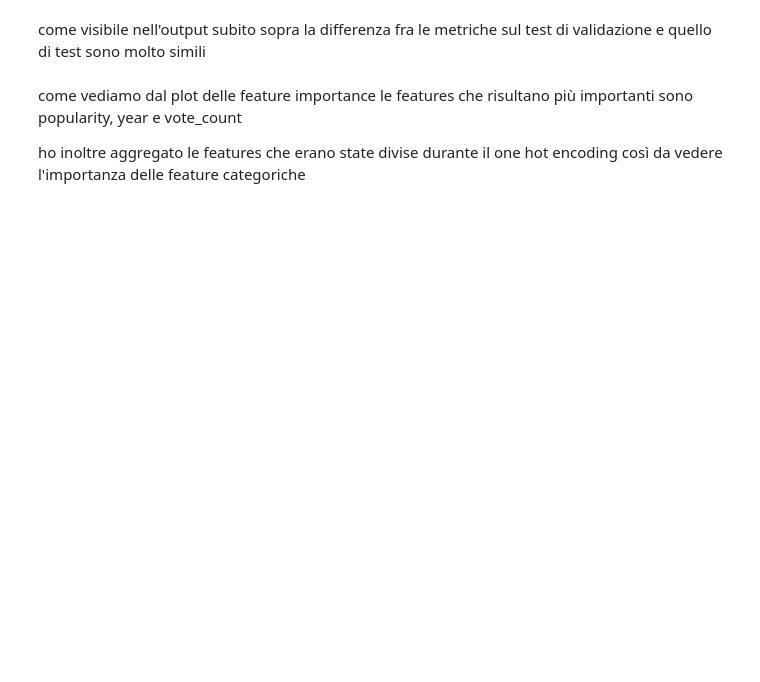
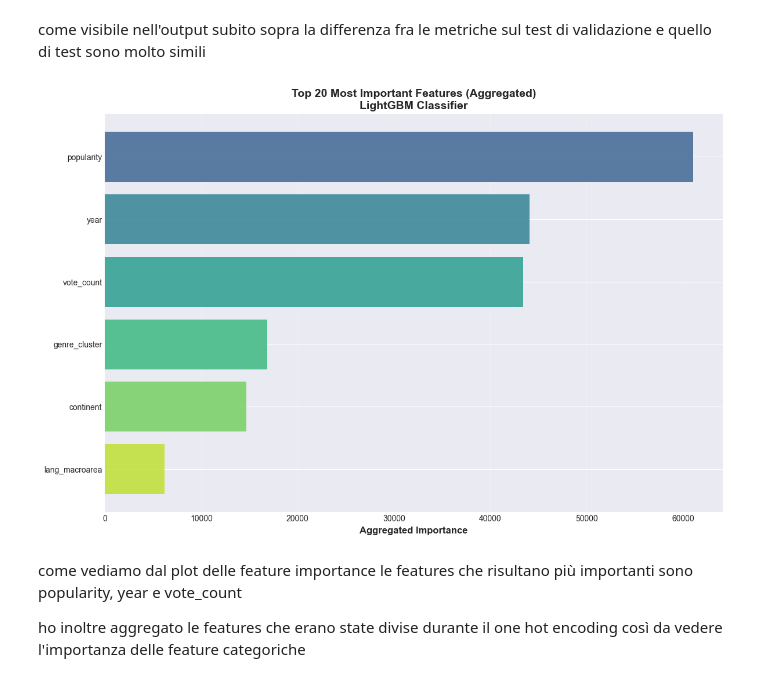
Before and after one commit to AlessandroCarella/colloquio-Wideverse, a Jupyter notebook: predizione e metriche.ipynb, the cells around one changed output. Cells and saved outputs as stored; diff of their text form; code cells hidden in the pictures; blank space fills up the shorter version.

```diff
--- a/predizione e metriche.ipynb
+++ b/predizione e metriche.ipynb
@@ -867,6 +1033,12 @@ feature_to_group = {}
 for group_name, features in categorical_groups.items():
     for feature in features:
         feature_to_group[feature] = group_name
+
+# Get feature importances from regression model
+feature_importance = pd.DataFrame({
+    'feature': X_train.columns,
+    'importance': clf.feature_importances_
+}).sort_values('importance', ascending=False)
 
 # Aggregate feature importances
 aggregated_importance = {}
@@ -878,33 +1050,35 @@ for idx, row in feature_importance.iterrows():
     # If it's a one-hot encoded feature, use the group name
     # Otherwise, keep the original feature name
     base_name = feature_to_group.get(feature_name, feature_name)
 
     if base_name in aggregated_importance:
         aggregated_importance[base_name] += importance
     else:
         aggregated_importance[base_name] = importance
 
 # Create DataFrame with aggregated importances
 aggregated_df = pd.DataFrame({
     'feature': list(aggregated_importance.keys()),
     'importance': list(aggregated_importance.values())
 }).sort_values('importance', ascending=False)
 
 # Plot aggregated importances
 plt.figure(figsize=(12, 8))
 top_n = 20
 top_features = aggregated_df.head(top_n)
 
 colors = plt.cm.viridis(np.linspace(0.3, 0.9, len(top_features)))
 plt.barh(range(len(top_features)), top_features['importance'], color=colors, alpha=0.8)
 plt.yticks(range(len(top_features)), top_features['feature'])
 plt.xlabel('Aggregated Importance', fontsize=12, fontweight='bold')
 plt.title(f'Top {top_n} Most Important Features (Aggregated)\nLightGBM Classifier',
           fontsize=14, fontweight='bold')
 plt.gca().invert_yaxis()
 plt.grid(axis='x', alpha=0.3)
 plt.tight_layout()
 plt.show()
+# %% [output]
+[figure, added]
 # %% [markdown]
 come vediamo dal plot delle feature importance le features che risultano più importanti sono popularity, year e vote_count
 
```
Also changed, not shown: parts of 33 cells of this notebook.
